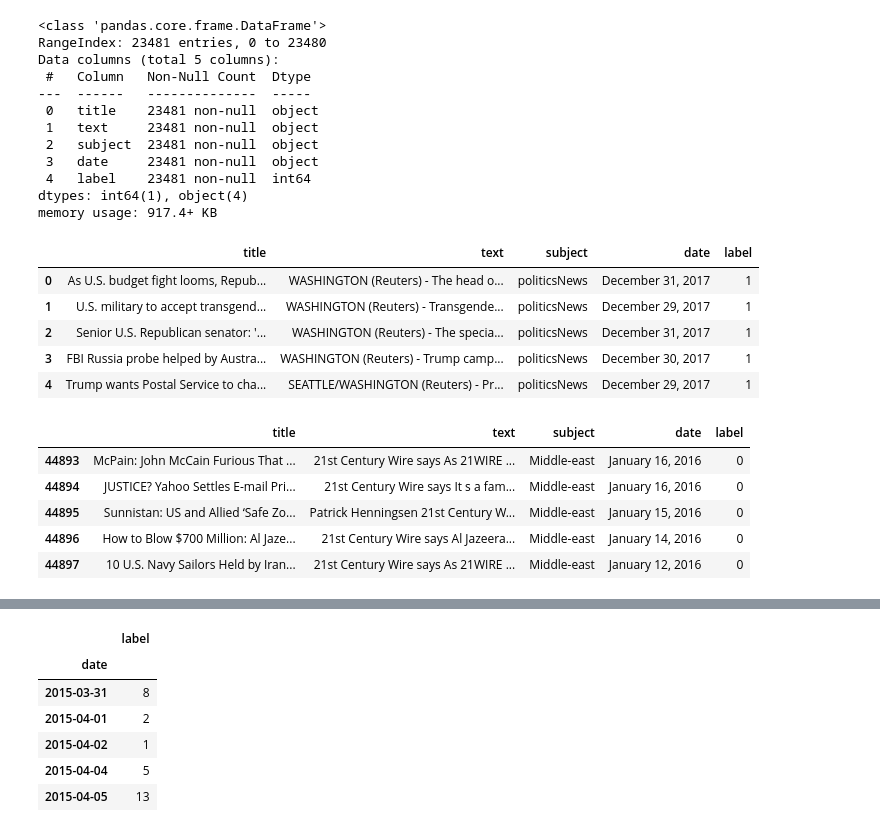
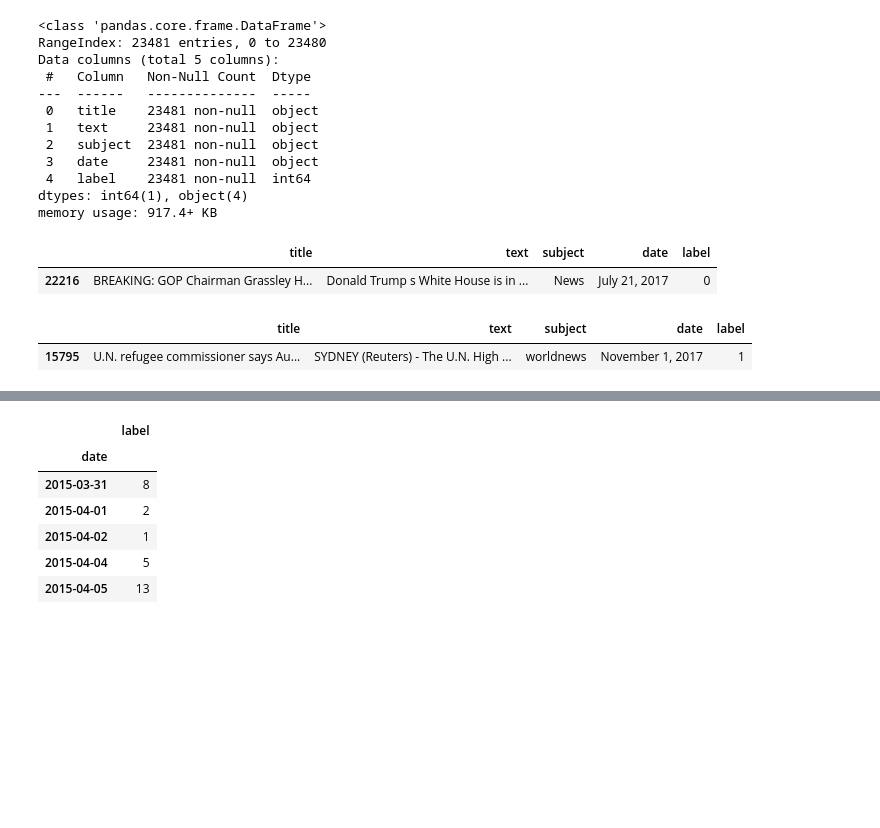
Before and after one commit to palash-s/fake-news-nlp, a Jupyter notebook: fake-news-nlp-lstm.ipynb, the cells around one changed output, grey strips where cells are left out. Saved outputs shown, nothing was run; the diff lists cells and outputs as text; code cells hidden in the pictures; blank space fills up the shorter version.

```diff
--- a/fake-news-nlp-lstm.ipynb
+++ b/fake-news-nlp-lstm.ipynb
@@ -75,19 +59,11 @@ memory usage: 917.4+ KB
 # %%
-news = pd.concat([real_news, fake_news], ignore_index = True, sort = False)
-news.head()
+news = pd.concat([real_news, fake_news], ignore_index = True, sort = False).sample(frac=1, random_state=42 )
+news.head(1)
 # %% [output]
 |  | title | text | subject | date | label |
-| 0 | As U.S. budget fight looms, Repub... | WASHINGTON (Reuters) - The head o... | politicsNews | December 31, 2017 | 1 |
-| 1 | U.S. military to accept transgend... | WASHINGTON (Reuters) - Transgende... | politicsNews | December 29, 2017 | 1 |
-| 2 | Senior U.S. Republican senator: '... | WASHINGTON (Reuters) - The specia... | politicsNews | December 31, 2017 | 1 |
-| 3 | FBI Russia probe helped by Austra... | WASHINGTON (Reuters) - Trump camp... | politicsNews | December 30, 2017 | 1 |
-| 4 | Trump wants Postal Service to cha... | SEATTLE/WASHINGTON (Reuters) - Pr... | politicsNews | December 29, 2017 | 1 |
+| 22216 | BREAKING: GOP Chairman Grassley H... | Donald Trump s White House is in ... | News | July 21, 2017 | 0 |
 # %%
-news.tail()
+news.tail(1)
 # %% [output]
 |  | title | text | subject | date | label |
-| 44893 | McPain: John McCain Furious That ... | 21st Century Wire says As 21WIRE ... | Middle-east | January 16, 2016 | 0 |
-| 44894 | JUSTICE? Yahoo Settles E-mail Pri... | 21st Century Wire says It s a fam... | Middle-east | January 16, 2016 | 0 |
-| 44895 | Sunnistan: US and Allied ‘Safe Zo... | Patrick Henningsen 21st Century W... | Middle-east | January 15, 2016 | 0 |
-| 44896 | How to Blow $700 Million: Al Jaze... | 21st Century Wire says Al Jazeera... | Middle-east | January 14, 2016 | 0 |
-| 44897 | 10 U.S. Navy Sailors Held by Iran... | 21st Century Wire says As 21WIRE ... | Middle-east | January 12, 2016 | 0 |
+| 15795 | U.N. refugee commissioner says Au... | SYDNEY (Reuters) - The U.N. High ... | worldnews | November 1, 2017 | 1 |
```
Also changed, not shown: parts of 26 cells of this notebook, 2 other files.
